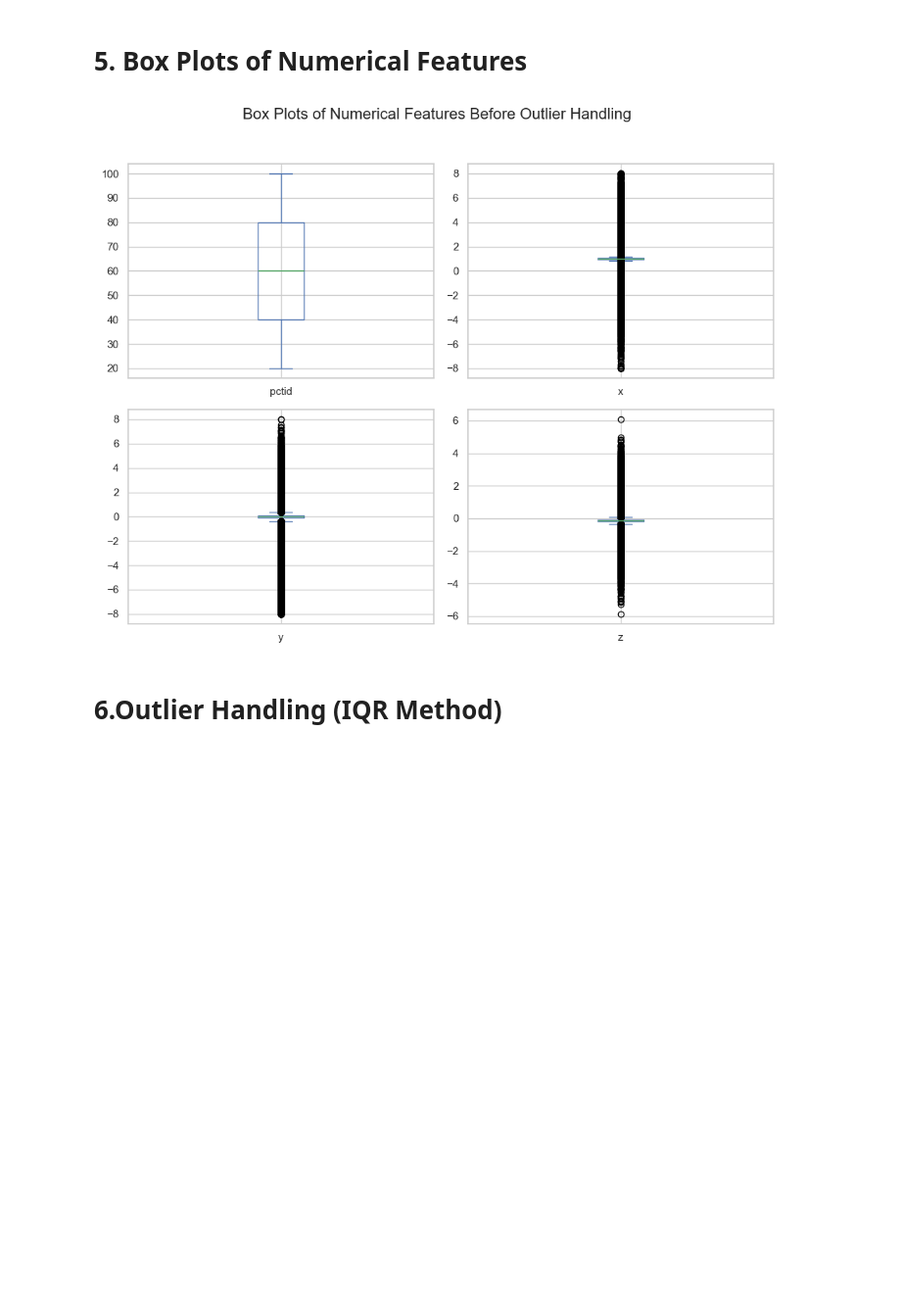
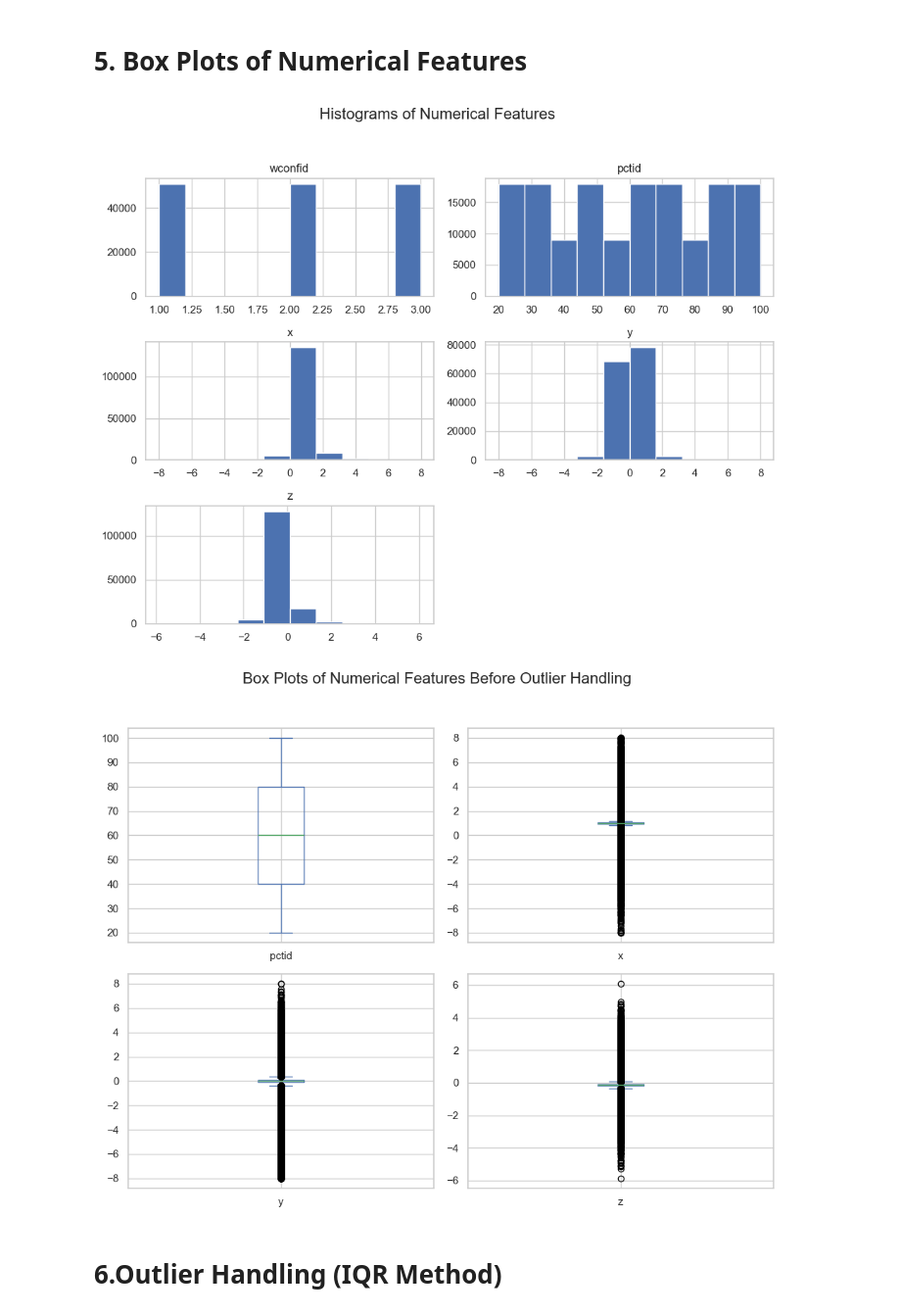
Before and after one commit to nimaabaeian/ml-project-robotic-fan-fault-detection, a Jupyter notebook: ml-project-robotic-fan-fault-detection.ipynb, the cells around one changed output. Shown: that part at 98% size. Cells and saved outputs as stored; diff of their text form; code cells hidden in the pictures; blank space fills up the shorter version.

```diff
--- a/ml-project-robotic-fan-fault-detection.ipynb
+++ b/ml-project-robotic-fan-fault-detection.ipynb
@@ -63,13 +63,21 @@ plt.show()
 # %% [markdown]
 # **5. Box Plots of Numerical Features**
 # %%
+# Visualize distributions of numerical features.
+import matplotlib.pyplot as plt
+df.hist(figsize=(10, 8))
+plt.suptitle("Histograms of Numerical Features", fontsize=16)
+plt.tight_layout(rect=[0, 0, 1, 0.95])  # Adjust layout to prevent title overlap
+plt.show()
+
 # Visualize Boxplots
 df[['pctid', 'x', 'y', 'z']].plot(kind='box', subplots=True, layout=(2, 2), figsize=(10, 8))
 plt.suptitle("Box Plots of Numerical Features Before Outlier Handling", fontsize=16)
 plt.tight_layout(rect=[0, 0, 1, 0.95])
 plt.show()
 # %% [output]
-[figure, old version]
+[figure, new version]
+[figure, added]
 # %% [markdown]
 # **6.Outlier Handling (IQR Method)**
 # %%
```
